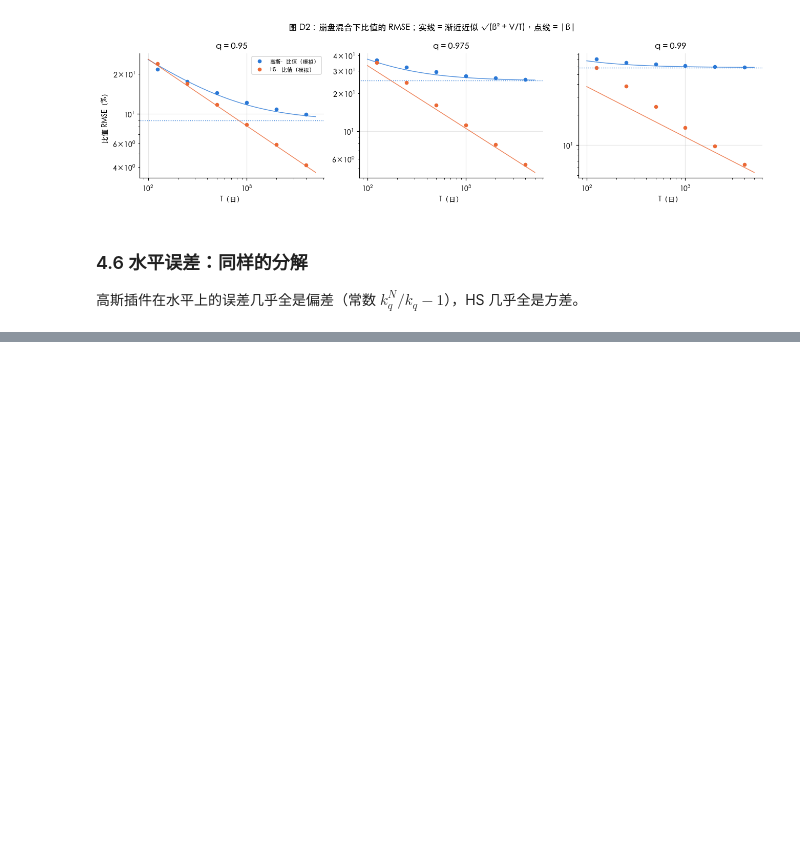
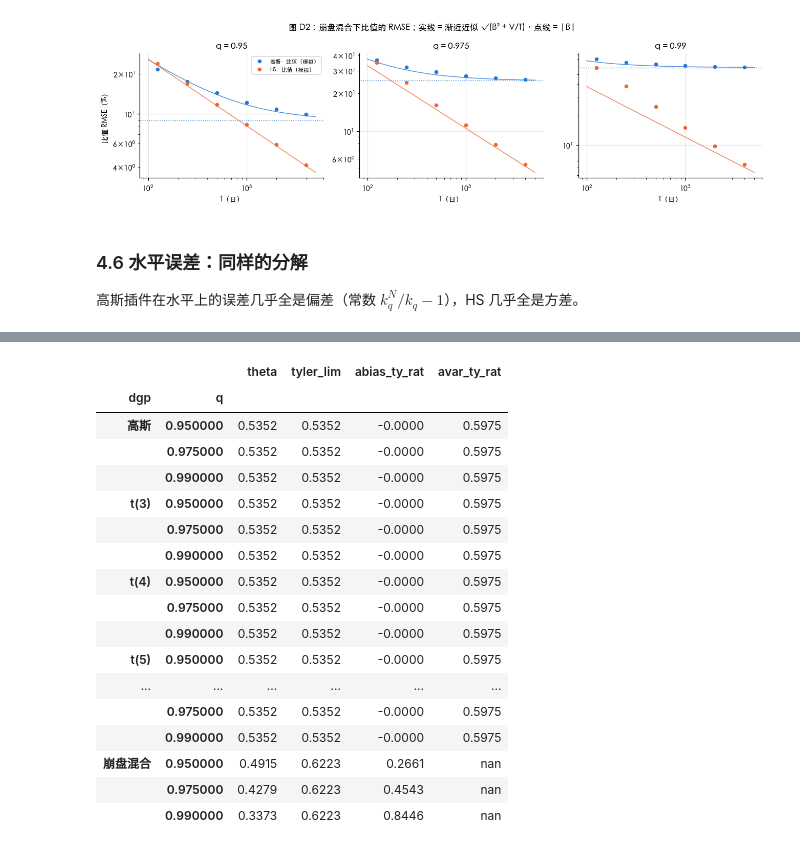
Before and after one commit to lshangro-png/tail-risk-cn, a Jupyter notebook: studies/09_estimation_vs_decision/bias_variance.ipynb, the cells around one changed output, grey strips where cells are left out. Drawn from its saved outputs; the diff is of its cells as text; code cells hidden in the pictures; blank space fills up the shorter version.

```diff
--- a/studies/09_estimation_vs_decision/bias_variance.ipynb
+++ b/studies/09_estimation_vs_decision/bias_variance.ipynb
@@ -513,0 +532,81 @@ tab6.style.format("{:+.2f}")
+# %%
+# ── Tyler 形状估计量 ─────────────────────────────────────────────────────────
+def tyler_shape(X, tol=1e-9, max_iter=500):
+    """批量 Tyler M 估计量。X：(B, T, d)，已中心化。返回 (B, d, d)，tr = d，以及迭代次数。
+    不动点迭代 V ← (d/T) Σ x xᵀ / (xᵀ V⁻¹ x)，每步归一化 tr(V) = d（Tyler 1987；Kent & Tyler 1988 证明了收敛）。"""
+    B, T, d = X.shape
+    V = np.broadcast_to(np.eye(d), (B, d, d)).copy()
+    for it in range(1, max_iter + 1):
+        q = np.einsum("bti,bij,btj->bt", X, np.linalg.inv(V), X)
+        Vn = (d / T) * np.einsum("bti,btj->bij", X / q[..., None], X)
+        Vn *= d / np.trace(Vn, axis1=1, axis2=2)[:, None, None]
+        if np.max(np.abs(Vn - V)) < tol:
+            return Vn, it
+        V = Vn
+    return V, max_iter
+
+
+def ratio_from_shape(V):
+    """形状矩阵 V（可带批次维）给出的 ES 比值 √(w1ᵀVw1 / w2ᵀVw2)。"""
+    a = np.einsum("i,...ij,j->...", W_MIN, V, W_MIN)
+    b = np.einsum("i,...ij,j->...", W_EW, V, W_EW)
+    return np.sqrt(a / b)
+
+
+def tyler_theory(kind, n=2_000_000, seed=2025):
+    """Tyler 比值的概率极限（大样本上的 Tyler 估计）与椭圆族的渐近方差 (d+2)/d·(1−ρ²)。"""
+    if kind in NU_OF or kind == "高斯":
+        lim = SD[0] / SD[1]                       # 椭圆族：Tyler 的极限与 Σ 的形状相同
+        avar_rel = (N_ASSETS + 2) / N_ASSETS * (1 - RHO ** 2)
+    else:
+        Z = draw_innov(kind, n, np.random.default_rng(seed)) * SIG
+        V, _ = tyler_shape(Z[None], tol=1e-12)
+        lim = ratio_from_shape(V[0])
+        avar_rel = np.nan                         # 非椭圆：没有闭式，用模拟值
+    return lim, avar_rel
+
+
+def run_cell_tyler(kind, T, reps, seed, batch=100):
+    """与 run_cell 使用相同的随机数流（同一 seed、同一 batch），所以样本与高斯插件、HS 完全配对。"""
+    rng = np.random.default_rng(seed)
+    out = []
+    for b0 in range(0, reps, batch):
+        B = min(batch, reps - b0)
+        R = draw_innov(kind, B * T, rng).reshape(B, T, N_ASSETS) * SIG
+        V, it = tyler_shape(R - R.mean(axis=1, keepdims=True))
+        out.append(pd.DataFrame({"dgp": kind, "T": T, "rep": np.arange(b0, b0 + B),
+                                 "tyler_ratio": ratio_from_shape(V), "iters": it}))
+    return pd.concat(out, ignore_index=True)
+
+def tyler_theory_table():
+    rows = []
+    for kind in DGPS:
+        lim, av = tyler_theory(kind)
+        for q in QS:
+            th = TH.loc[(kind, q), "theta"]
+            rows.append(dict(dgp=kind, q=q, theta=th, tyler_lim=lim, abias_ty_rat=lim / th - 1,
+                             avar_ty_rat=av * (lim / th) ** 2 if np.isfinite(av) else np.nan))
+    return pd.DataFrame(rows)
+
+
+TH_TY = cached("expE_tyler_theory", tyler_theory_table).set_index(["dgp", "q"])
+TH_TY.loc[DGPS].style.format("{:.4f}")
+# %% [output]
+|  |  | theta | tyler_lim | abias_ty_rat | avar_ty_rat |
+| dgp | q |  |  |  |  |
+| 高斯 | 0.950000 | 0.5352 | 0.5352 | -0.0000 | 0.5975 |
+|  | 0.975000 | 0.5352 | 0.5352 | -0.0000 | 0.5975 |
+|  | 0.990000 | 0.5352 | 0.5352 | -0.0000 | 0.5975 |
+| t(3) | 0.950000 | 0.5352 | 0.5352 | -0.0000 | 0.5975 |
+|  | 0.975000 | 0.5352 | 0.5352 | -0.0000 | 0.5975 |
+|  | 0.990000 | 0.5352 | 0.5352 | -0.0000 | 0.5975 |
+| t(4) | 0.950000 | 0.5352 | 0.5352 | -0.0000 | 0.5975 |
+|  | 0.975000 | 0.5352 | 0.5352 | -0.0000 | 0.5975 |
+|  | 0.990000 | 0.5352 | 0.5352 | -0.0000 | 0.5975 |
+| t(5) | 0.950000 | 0.5352 | 0.5352 | -0.0000 | 0.5975 |
+| ... | ... | ... | ... | ... | ... |
+|  | 0.975000 | 0.5352 | 0.5352 | -0.0000 | 0.5975 |
+|  | 0.990000 | 0.5352 | 0.5352 | -0.0000 | 0.5975 |
+| 崩盘混合 | 0.950000 | 0.4915 | 0.6223 | 0.2661 | nan |
+|  | 0.975000 | 0.4279 | 0.6223 | 0.4543 | nan |
+|  | 0.990000 | 0.3373 | 0.6223 | 0.8446 | nan |
```
Also changed, not shown: parts of 13 cells of this notebook, 3 other files.
